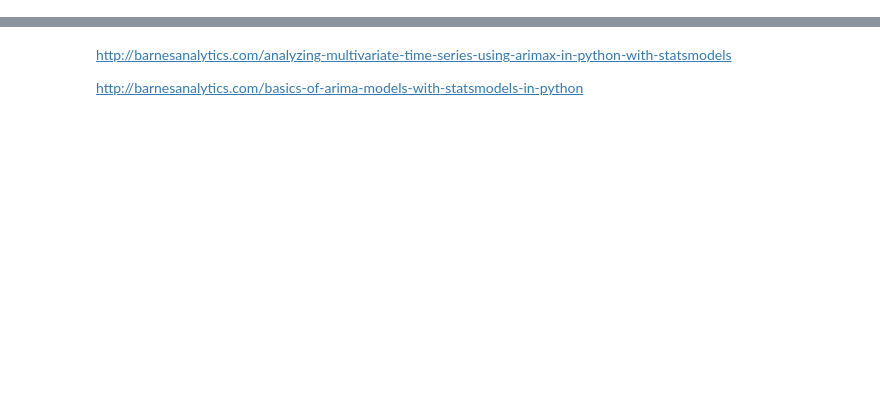
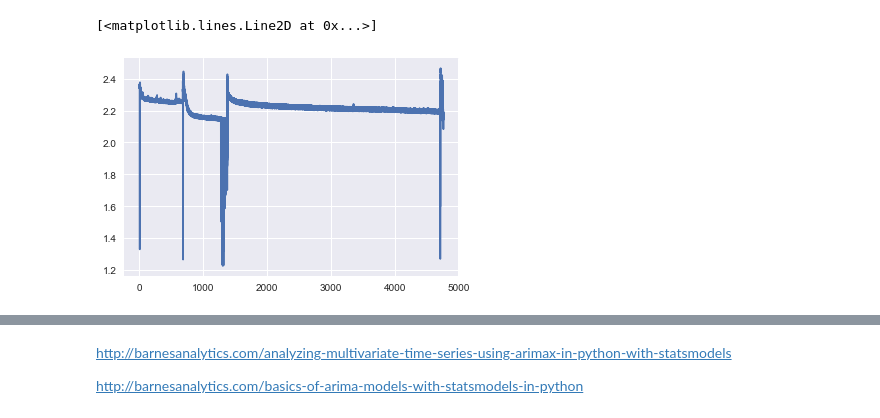
Before and after one commit to HimajaYerra/myproj, a Jupyter notebook: statistical_Analysis.ipynb, the cells around one changed output, grey strips where cells are left out. Cells and saved outputs as stored; diff of their text form; code cells hidden in the pictures; blank space fills up the shorter version.

```diff
--- a/statistical_Analysis.ipynb
+++ b/statistical_Analysis.ipynb
@@ -55,0 +45,5 @@ ytest = Y_train[round(l*0.7)+1:]
+# %%
+plt.plot(b[::,0],b[::,2])
+# %% [output]
+[<matplotlib.lines.Line2D at 0x...>]
+[figure, added]
```
Also changed, not shown: parts of 20 cells of this notebook.
